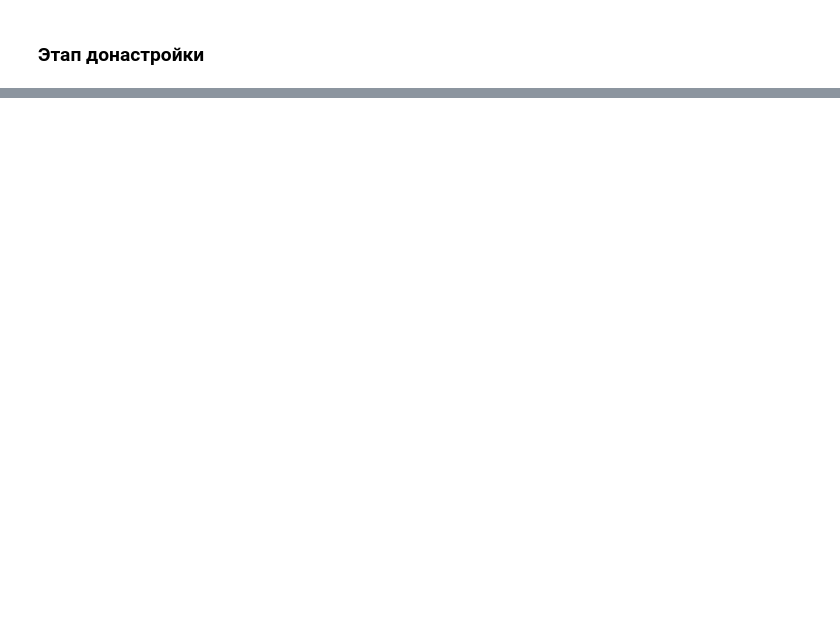
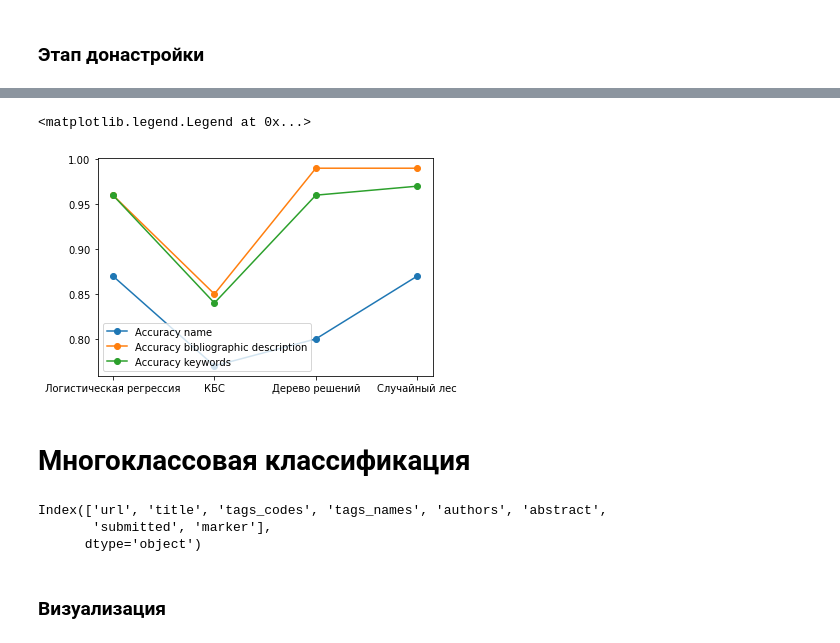
Before and after one commit to KozlovIA/Comparison-of-classification-quality-from-NLP-space, a Jupyter notebook: main.ipynb, the cells around one changed output, grey strips where cells are left out. Cells and saved outputs as stored; diff of their text form; code cells hidden in the pictures; blank space fills up the shorter version.

```diff
--- a/main.ipynb
+++ b/main.ipynb
@@ -185,0 +221,28 @@ autoTable(classificationReport, path='output/clsRep logreg annotation.docx')
+# %%
+plt.figure()
+plt.plot(list(table_bin.index), list(table_bin['Accuracy name']), marker='o', label='Accuracy name')
+plt.plot(list(table_bin.index), list(table_bin['Accuracy bibliographic description']), marker='o', label='Accuracy bibliographic description')
+plt.plot(list(table_bin.index), list(table_bin['Accuracy keywords']), marker='o', label='Accuracy keywords')
+plt.legend()
+# %% [output]
+<matplotlib.legend.Legend at 0x...>
+[figure, added]
+# %% [markdown]
+# Многоклассовая классификация
+# %%
+data10 = cls.read_data_xlsx("data_10cls.xlsx")
+print(data10.columns)
+title10 = cls.lemmatize(list(data10["title"]))     # Названия
+keywords10 = cls.lemmatize(list(data10["tags_names"]))   # ключевые слова
+annotation10 = cls.lemmatize(list(data10["abstract"]))   # аннотации
+
+# Убираем пропуски значений в tags_names, были nan, в других признаквых пространствах пропусков не обнаружено
+tags_names10 = list(np.where(np.array(keywords10) == ' nan', '', keywords10))
+united_signs10 = [title10[i] + " " + keywords10[i] + " " + annotation10[i] for i in range(len(title10))]  # Объединенные признаковые пространства
+labels10 = list(data10["marker"])
+# %% [output]
+Index(['url', 'title', 'tags_codes', 'tags_names', 'authors', 'abstract',
+       'submitted', 'marker'],
+      dtype='object')
+# %% [markdown]
+### Визуализация
```
Also changed, not shown: parts of 64 cells of this notebook, 11 other files.
